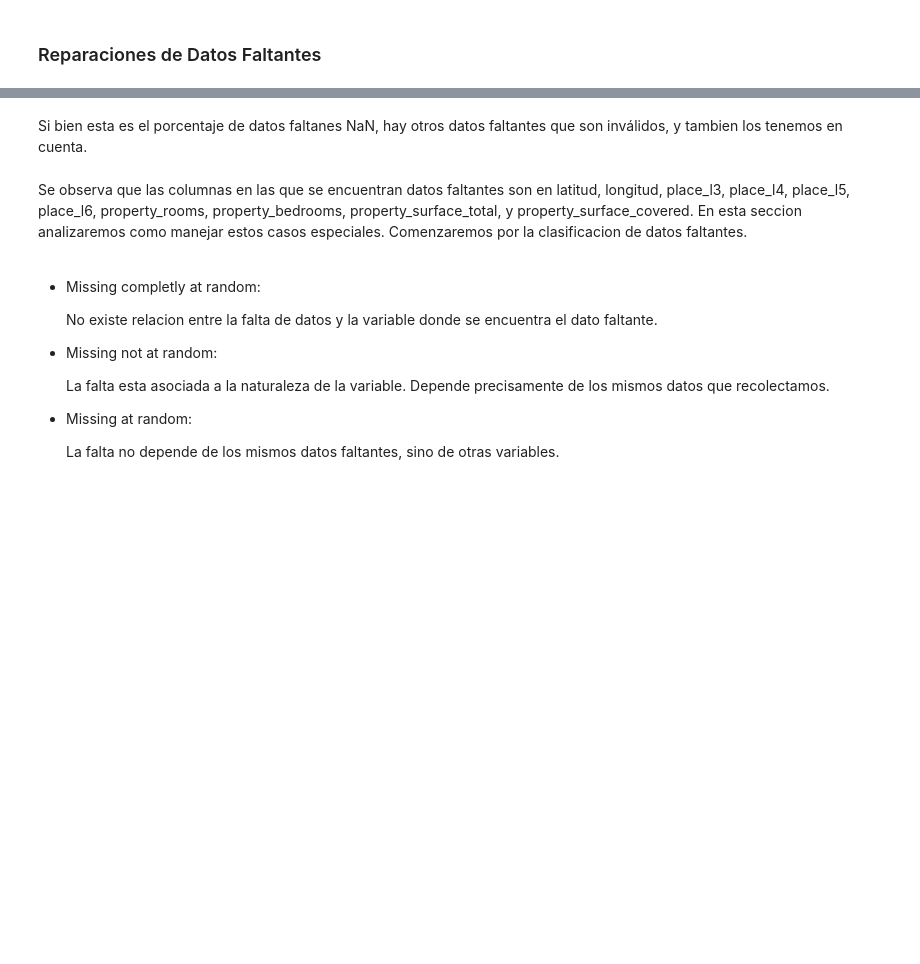
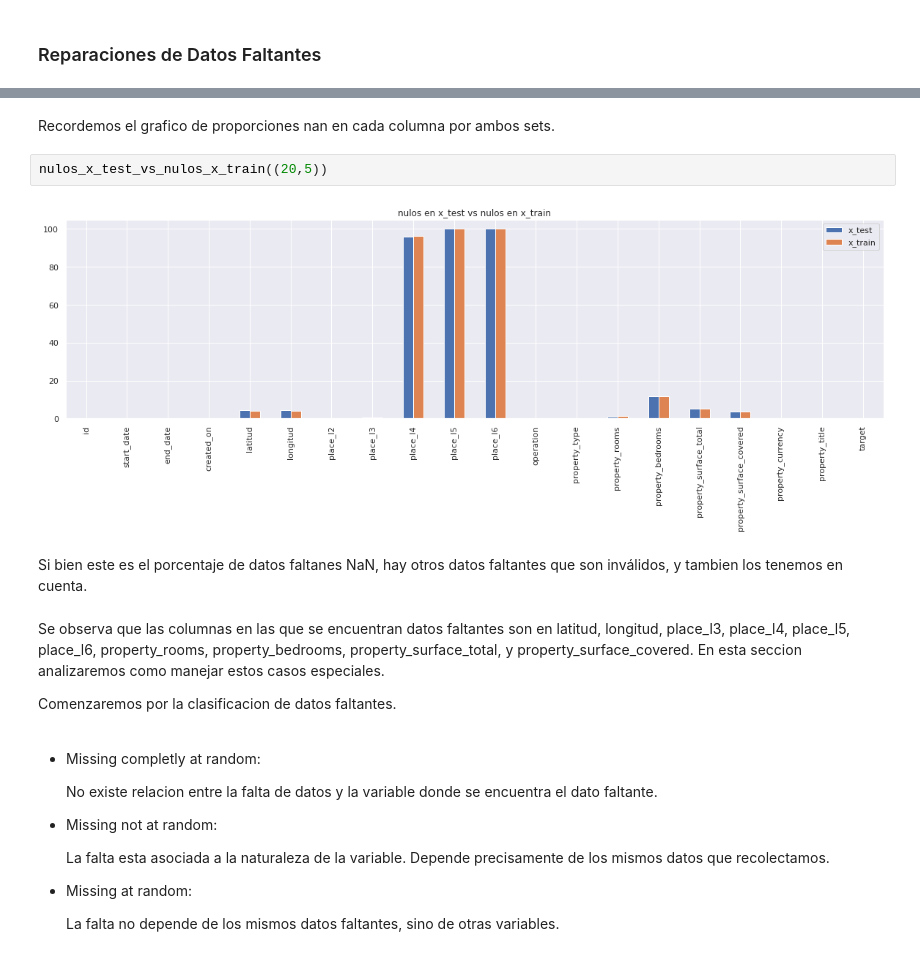
Before and after one commit to LucianoTrujillo/7506R-2C2022-GRUPO10, a Jupyter notebook: 7506R_TP1_GRUPO10_ENTREGA.ipynb, the cells around one changed output, grey strips where cells are left out. Saved outputs shown, nothing was run; the diff lists cells and outputs as text; blank space fills up the shorter version.

```diff
--- a/7506R_TP1_GRUPO10_ENTREGA.ipynb
+++ b/7506R_TP1_GRUPO10_ENTREGA.ipynb
@@ -674,8 +938,16 @@ Podemos observar que contamos con una amplia cantidad de filas con 3 datos falta
+# %% [markdown]
+Recordemos el grafico de proporciones nan en cada columna por ambos sets.
+# %%
+nulos_x_test_vs_nulos_x_train((20,5))
+# %% [output]
+[figure, added]
 # %% [markdown]
-Si bien esta es el porcentaje de datos faltanes NaN, hay otros datos faltantes que son inválidos, y tambien los tenemos en cuenta.
+Si bien este es el porcentaje de datos faltanes NaN, hay otros datos faltantes que son inválidos, y tambien los tenemos en cuenta.
 # %% [markdown]
 Se observa que las columnas en las que se encuentran datos faltantes son en latitud, longitud, place_l3, place_l4, place_l5, place_l6, property_rooms, property_bedrooms, property_surface_total, y  property_surface_covered.
-En esta seccion analizaremos como manejar estos casos especiales. Comenzaremos por la clasificacion de datos faltantes.
+En esta seccion analizaremos como manejar estos casos especiales.
+
+Comenzaremos por la clasificacion de datos faltantes.
 # %% [markdown]
 * Missing completly at random:
 
```
Also changed, not shown: parts of 149 cells of this notebook.
